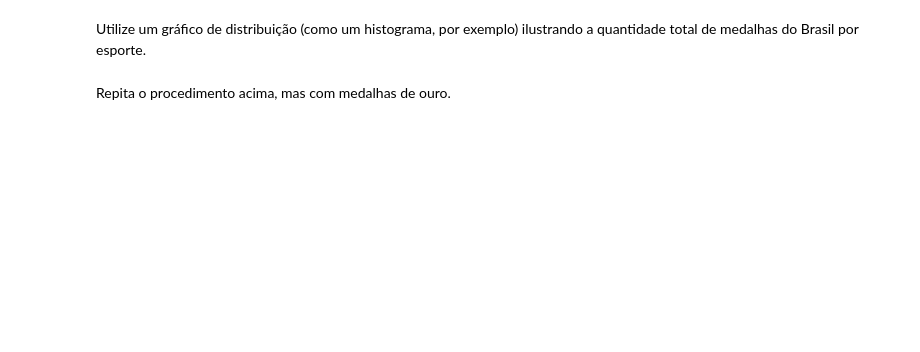
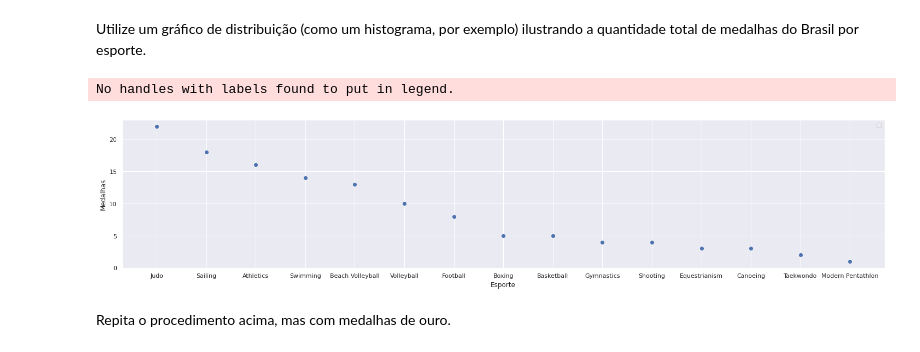
Before and after one commit to maycmesquia/Tool_Box, a Jupyter notebook: Projeto_Dataviz.ipynb, the cells around one changed output. Saved outputs shown, nothing was run; the diff lists cells and outputs as text; code cells hidden in the pictures; blank space fills up the shorter version.

```diff
--- a/Projeto_Dataviz.ipynb
+++ b/Projeto_Dataviz.ipynb
@@ -204,4 +243,29 @@ Lembrando: cada "categoria" dentro de um esporte é considerado um evento. Por e
 # %% [markdown]
 Utilize um gráfico de distribuição (como um histograma, por exemplo) ilustrando a quantidade total de medalhas do Brasil por esporte.
+# %%
+df_eventos = df_medalhistas_brasileiros.drop_duplicates(subset=['Year','Event', 'Medal'])
+gold_series = df_eventos[df_eventos['Medal']=='Gold'].groupby(by=['Sport']).count()['Medal'].rename('Gold')
+silver_series = df_eventos[df_eventos['Medal']=='Silver'].groupby(by=['Sport']).count()['Medal'].rename('Silver')
+bronze_series = df_eventos[df_eventos['Medal']=='Bronze'].groupby(by=['Sport']).count()['Medal'].rename('Bronze')
+
+df_esportes = pd.concat([gold_series, silver_series, bronze_series], axis=1, names=True)
+df_esportes.fillna(0, inplace=True)
+df_esportes['(S + B)'] = df_esportes['Bronze']+df_esportes['Silver']
+df_esportes['(G + S + B)'] = df_esportes['(S + B)']+df_esportes['Gold']
+
+df_esportes.sort_values(by='(G + S + B)',ascending=False, inplace=True)
+
+plt.figure(figsize=(25,5))
+
+plt.scatter(x=df_esportes.index, y=df_esportes['(G + S + B)']);
+
+plt.xlabel('Esporte');
+plt.ylabel('Medalhas');
+
+sns.set()
+plt.legend();
+# %% [output]
+No handles with labels found to put in legend.
+[figure, added]
 # %% [markdown]
 Repita o procedimento acima, mas com medalhas de ouro.
```
Also changed, not shown: parts of 9 cells of this notebook.
